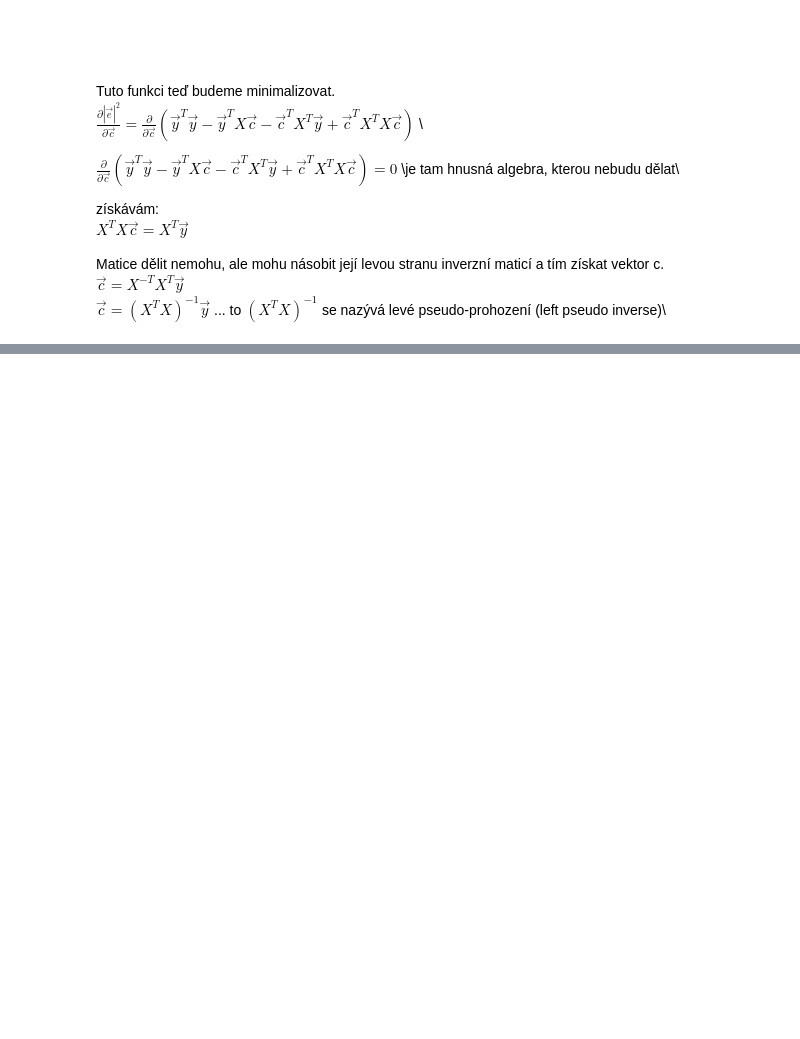
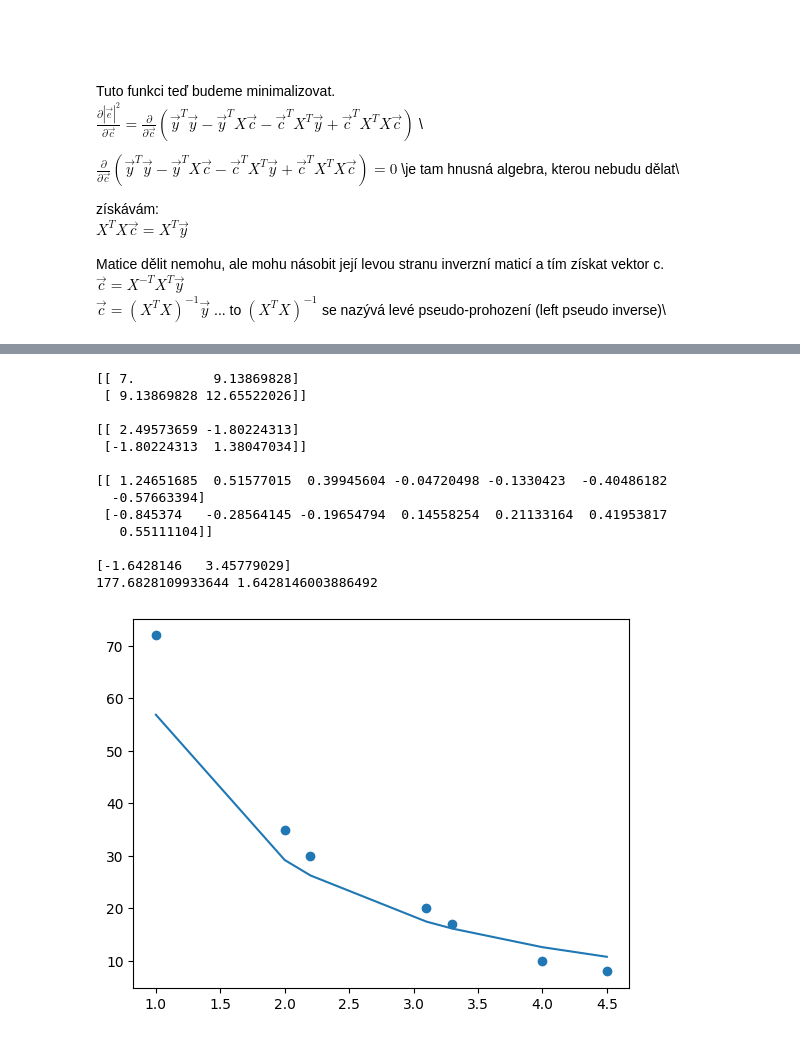
Before and after one commit to PrejdaTomas/learning_nonliearOptimization_Python, a Jupyter notebook: 03_linearniNejmensiCtverce1D.ipynb, the cells around one changed output, grey strips where cells are left out. Cells and saved outputs as stored; diff of their text form; code cells hidden in the pictures; blank space fills up the shorter version.

```diff
--- a/03_linearniNejmensiCtverce1D.ipynb
+++ b/03_linearniNejmensiCtverce1D.ipynb
@@ -220,0 +193,58 @@ print(result)
+# %%
+#zde je X U
+import numpy as np
+import numpy.typing as npt
+Vb: float = 1.0
+U: npt.NDArray[np.float32] = np.array([1.0, 2.0, 2.2, 3.1, 3.3, 4.0, 4.5])
+C: npt.NDArray[np.float32] = np.array([72., 35.0, 30.0, 20.0, 17.0, 10., 8.0]) #taky to je náš y vektor
+
+jednicky: npt.NDArray[np.float32]       = np.ones(len(U))
+lnVb_plus_Ui: npt.NDArray[np.float32]   = np.log(Vb + U)
+
+X:npt.NDArray[np.float32] = np.dstack([jednicky, lnVb_plus_Ui])[0] #udelam takto jednoduse array (7,2) presne jak potrebuji
+X_transpose = X.T
+X_magnitude = X_transpose @ X
+print(X_magnitude)
+print()
+#k cemu to prakticky je? vytvorim ctvercovou matici a ta uz jde invertovat
+
+X_inverted = np.linalg.inv(X_magnitude)
+print(X_inverted)
+print()
+
+Xinv_Xtrans = X_inverted @ X_transpose
+print(Xinv_Xtrans)
+print()
+
+results = Xinv_Xtrans @ U
+print(results)
+
+gammaMinus, lnCj = results
+gamma = -gammaMinus
+lnCj = 5.18
+Cj = np.exp(lnCj)
+
+print(Cj, gamma)
+f = lambda Ui: Cj/(Ui + Vb)**gamma
+C_regression = f(U)
+
+
+import matplotlib.pyplot as plt
+plt.scatter(U,C)
+plt.plot(U, C_regression)
+plt.show()
+# %% [output]
+[[ 7.          9.13869828]
+ [ 9.13869828 12.65522026]]
+
+[[ 2.49573659 -1.80224313]
+ [-1.80224313  1.38047034]]
+
+[[ 1.24651685  0.51577015  0.39945604 -0.04720498 -0.1330423  -0.40486182
+  -0.57663394]
+ [-0.845374   -0.28564145 -0.19654794  0.14558254  0.21133164  0.41953817
+   0.55111104]]
+
+[-1.6428146   3.45779029]
+177.6828109933644 1.6428146003886492
+[figure, added]
```
Also changed, not shown: parts of 1 cell of this notebook, 1 other file.
